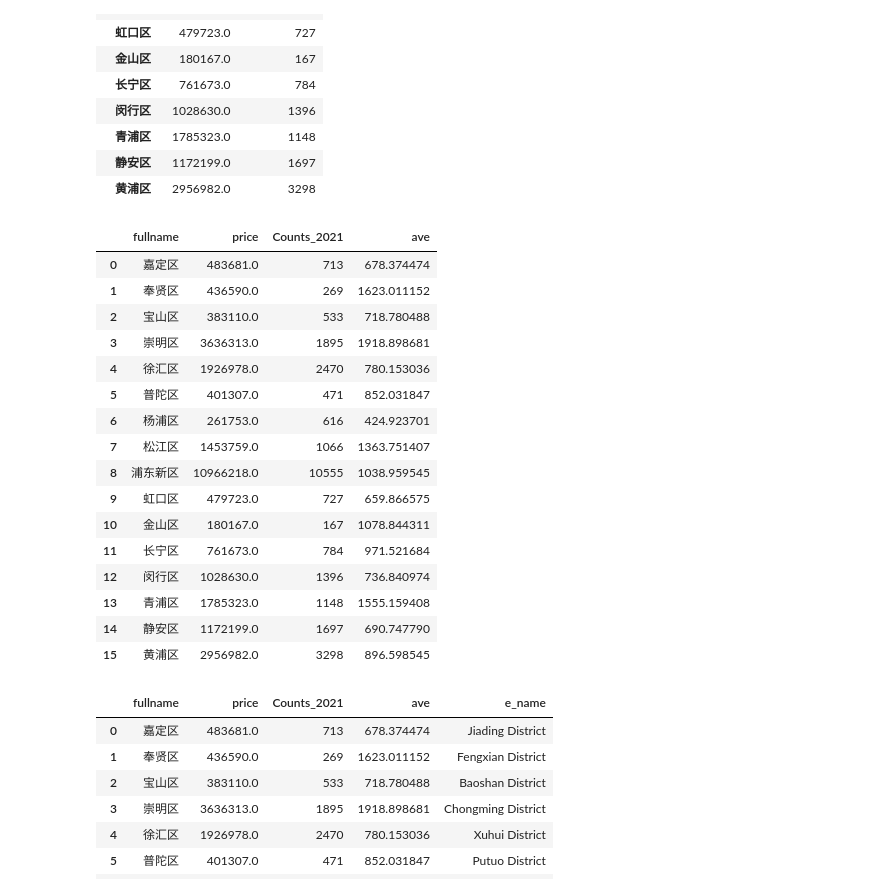
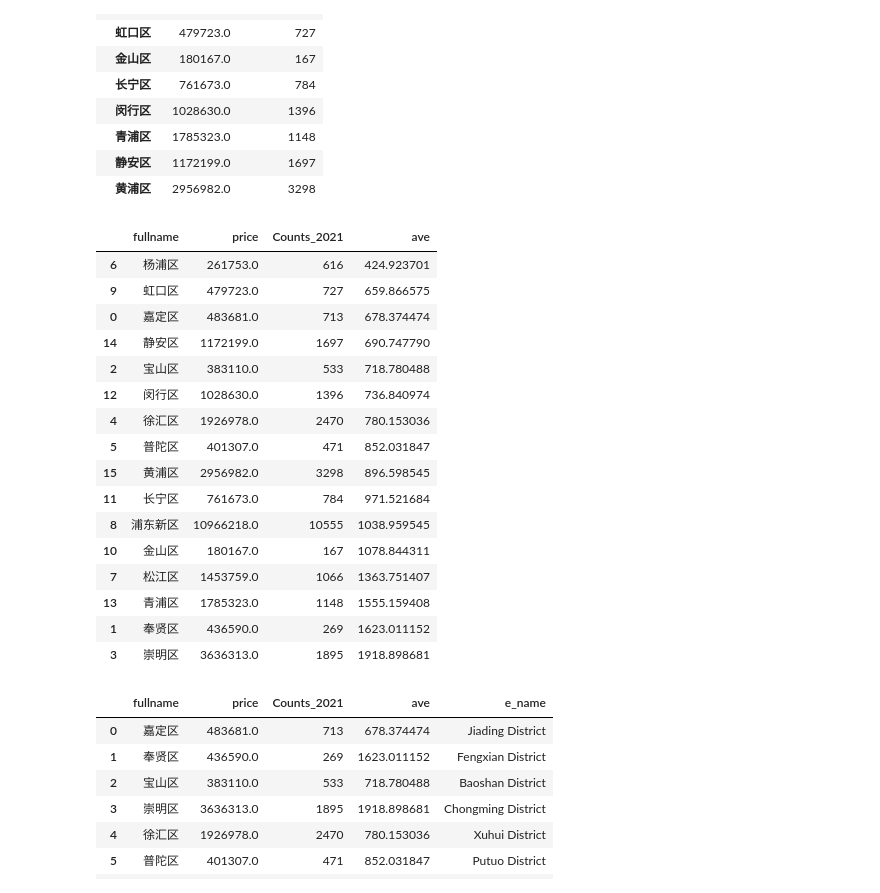
Before and after one commit to hyjucl/disser, a Jupyter notebook: clean_airbnb.ipynb, the cells around one changed output. Cells and saved outputs as stored; diff of their text form; code cells hidden in the pictures.

```diff
--- a/clean_airbnb.ipynb
+++ b/clean_airbnb.ipynb
@@ -326,25 +326,25 @@ dprice_av
 # %%
 dprice_av['ave'] = dprice_av['price']/dprice_av['Counts_2021']
 dprice_av = dprice_av.reset_index()
-dprice_av
+dprice_av.sort_values(by='ave')
 # %% [output]
 |  | fullname | price | Counts_2021 | ave |
+| 6 | 杨浦区 | 261753.0 | 616 | 424.923701 |
+| 9 | 虹口区 | 479723.0 | 727 | 659.866575 |
 | 0 | 嘉定区 | 483681.0 | 713 | 678.374474 |
-| 1 | 奉贤区 | 436590.0 | 269 | 1623.011152 |
+| 14 | 静安区 | 1172199.0 | 1697 | 690.747790 |
 | 2 | 宝山区 | 383110.0 | 533 | 718.780488 |
-| 3 | 崇明区 | 3636313.0 | 1895 | 1918.898681 |
+| 12 | 闵行区 | 1028630.0 | 1396 | 736.840974 |
 | 4 | 徐汇区 | 1926978.0 | 2470 | 780.153036 |
 | 5 | 普陀区 | 401307.0 | 471 | 852.031847 |
-| 6 | 杨浦区 | 261753.0 | 616 | 424.923701 |
+| 15 | 黄浦区 | 2956982.0 | 3298 | 896.598545 |
+| 11 | 长宁区 | 761673.0 | 784 | 971.521684 |
+| 8 | 浦东新区 | 10966218.0 | 10555 | 1038.959545 |
+| 10 | 金山区 | 180167.0 | 167 | 1078.844311 |
 | 7 | 松江区 | 1453759.0 | 1066 | 1363.751407 |
-| 8 | 浦东新区 | 10966218.0 | 10555 | 1038.959545 |
-| 9 | 虹口区 | 479723.0 | 727 | 659.866575 |
-| 10 | 金山区 | 180167.0 | 167 | 1078.844311 |
-| 11 | 长宁区 | 761673.0 | 784 | 971.521684 |
-| 12 | 闵行区 | 1028630.0 | 1396 | 736.840974 |
 | 13 | 青浦区 | 1785323.0 | 1148 | 1555.159408 |
-| 14 | 静安区 | 1172199.0 | 1697 | 690.747790 |
-| 15 | 黄浦区 | 2956982.0 | 3298 | 896.598545 |
+| 1 | 奉贤区 | 436590.0 | 269 | 1623.011152 |
+| 3 | 崇明区 | 3636313.0 | 1895 | 1918.898681 |
 # %%
 dprice_av['fullname'] = dprice_av['fullname'].str.strip()
 # %%
```
Also changed, not shown: parts of 46 cells of this notebook.
